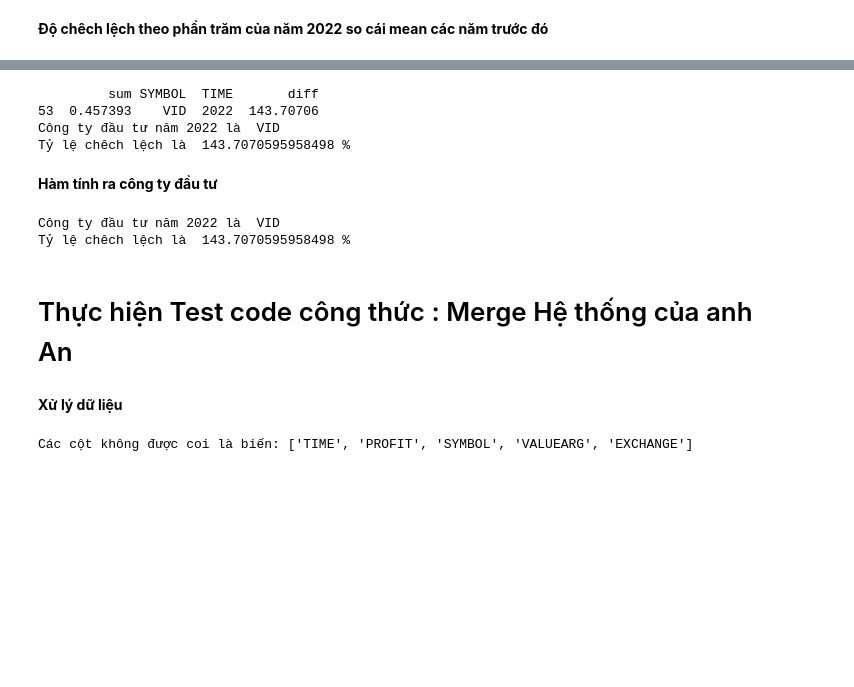
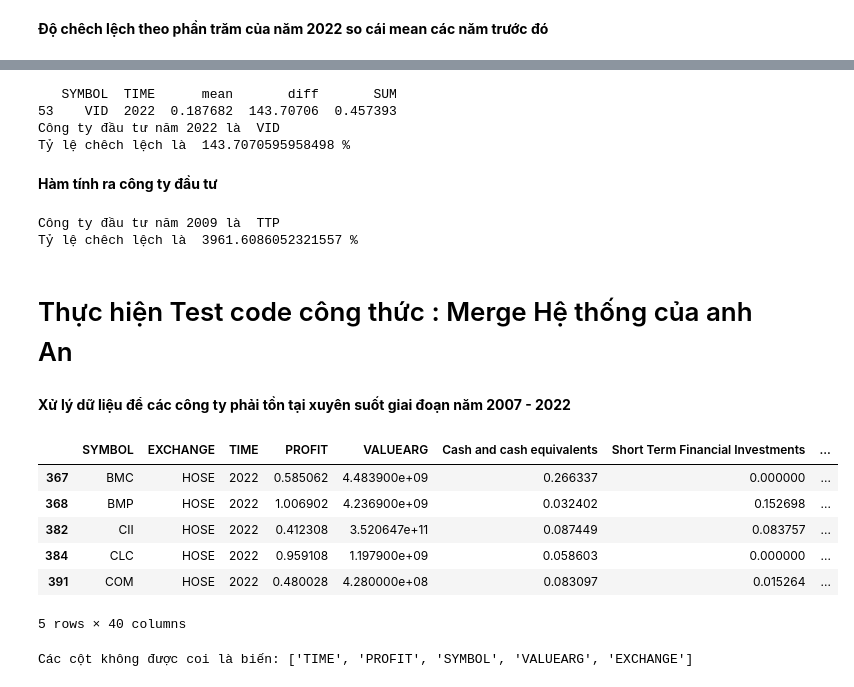
Before and after one commit to khanhha1005/TestFinanceFormula, a Jupyter notebook: Phương_Pháp_test.ipynb, the cells around one changed output, grey strips where cells are left out. Drawn from its saved outputs; the diff is of its cells as text; code cells hidden in the pictures; blank space fills up the shorter version.

```diff
--- a/Phương_Pháp_test.ipynb
+++ b/Phương_Pháp_test.ipynb
@@ -122,14 +141,12 @@ new_df_2022.head(5)
 # %%
-# For each symbol, calculate difference of sum in 2022 and mean of sum in 2007-2021
-new_df_2022['diff'] = (new_df_2022['sum'] - new_mean['mean'])/new_mean['mean']*100
-#Print the symbol has the max values of diff as dataframe
-print(new_df_2022[new_df_2022['diff'] == new_df_2022['diff'].max()])
+
+print(new_df_2022_1[new_df_2022_1['diff'] == new_df_2022_1['diff'].max()])
 #Print the symbol has the max values of diff as string
-print('Công ty đầu tư năm 2022 là ' ,new_df_2022[new_df_2022['diff'] == new_df_2022['diff'].max()]['SYMBOL'].values[0] )
-print('Tỷ lệ chêch lệch là ' ,new_df_2022[new_df_2022['diff'] == new_df_2022['diff'].max()]['diff'].values[0] , '%')
+print('Công ty đầu tư năm 2022 là ' ,new_df_2022_1[new_df_2022_1['diff'] == new_df_2022_1['diff'].max()]['SYMBOL'].values[0] )
+print('Tỷ lệ chêch lệch là ' ,new_df_2022_1[new_df_2022_1['diff'] == new_df_2022_1['diff'].max()]['diff'].values[0] , '%')
 # %% [output]
-         sum SYMBOL  TIME       diff
-53  0.457393    VID  2022  143.70706
+   SYMBOL  TIME      mean       diff       SUM
+53    VID  2022  0.187682  143.70706  0.457393
 Công ty đầu tư năm 2022 là  VID
 Tỷ lệ chêch lệch là  143.7070595958498 %
 # %% [markdown]
@@ -166,18 +183,23 @@ def find_company_to_invest(data,years_begin,years_end):
     new_mean = new_df_2007_2021.groupby(['SYMBOL']).mean().drop(columns=['TIME'])
     new_mean = new_mean.reset_index()
     new_mean.columns = ['SYMBOL', 'mean']
-    new_df_2022['diff'] = (new_df_2022['sum'] - new_mean['mean'])/new_mean['mean']*100
-    print('Công ty đầu tư năm ' +str(years_end)+' là ' ,new_df_2022[new_df_2022['diff'] == new_df_2022['diff'].max()]['SYMBOL'].values[0] )
-    print('Tỷ lệ chêch lệch là ' ,new_df_2022[new_df_2022['diff'] == new_df_2022['diff'].max()]['diff'].values[0] , '%')
-    return new_df_2022
-final_table =find_company_to_invest(data,2007,2022)
+    new_df_2022_1 = pd.merge(new_df_2022, new_mean, on='SYMBOL')
+    new_df_2022_1.columns = ['sum','SYMBOL', 'TIME', 'mean of previous years']
+    new_df_2022_1['weight of year end'] = new_df_2022_1['sum'].astype(float)
+    new_df_2022_1['diff in percentage'] = ((new_df_2022_1['sum'] - new_df_2022_1['mean of previous years'])/new_df_2022_1['mean of previous years'])*100
+    new_df_2022_1 = new_df_2022_1.drop(columns=['sum'])
+    print('Công ty đầu tư năm ' +str(years_end)+' là ' ,new_df_2022_1[new_df_2022_1['diff in percentage'] == new_df_2022_1['diff in percentage'].max()]['SYMBOL'].values[0] )
+    print('Tỷ lệ chêch lệch là ' ,new_df_2022_1[new_df_2022_1['diff in percentage'] == new_df_2022_1['diff in percentage'].max()]['diff in percentage'].values[0] , '%')
+    return new_df_2022_1
+final_table =find_company_to_invest(data,2007,2009)
 # %% [output]
-Công ty đầu tư năm 2022 là  VID
-Tỷ lệ chêch lệch là  143.7070595958498 %
+Công ty đầu tư năm 2009 là  TTP
+Tỷ lệ chêch lệch là  3961.6086052321557 %
 # %% [markdown]
 # Thực hiện Test code công thức : Merge Hệ thống của anh An
-# %% [markdown]
-**Xử lý dữ liệu**
+# %% [markdown]
+**Xử lý dữ liệu để**
+**các công ty phải tồn tại xuyên suốt giai đoạn năm 2007 - 2022**
 # %%
 def get_data(data,years_begin,years_end):
     symbols_end = data[data["TIME"] == int(years_begin)]["SYMBOL"].unique()
@@ -196,6 +218,16 @@ def get_data(data,years_begin,years_end):
     data = data[data["TIME"] <= int(years_end)]
     return data
 filtered_data=  get_data(data,2007,2022)
+# %%
+filtered_data.head()
+# %% [output]
+|  | SYMBOL | EXCHANGE | TIME | PROFIT | VALUEARG | Cash and cash equivalents | Short Term Financial Investments | ... |
+| 367 | BMC | HOSE | 2022 | 0.585062 | 4.483900e+09 | 0.266337 | 0.000000 | ... |
+| 368 | BMP | HOSE | 2022 | 1.006902 | 4.236900e+09 | 0.032402 | 0.152698 | ... |
+| 382 | CII | HOSE | 2022 | 0.412308 | 3.520647e+11 | 0.087449 | 0.083757 | ... |
+| 384 | CLC | HOSE | 2022 | 0.959108 | 1.197900e+09 | 0.058603 | 0.000000 | ... |
+| 391 | COM | HOSE | 2022 | 0.480028 | 4.280000e+08 | 0.083097 | 0.015264 | ... |
+5 rows × 40 columns
 # %%
 vis = Generator(filtered_data,
                 generation_method=1,
```
Also changed, not shown: parts of 13 cells of this notebook.
